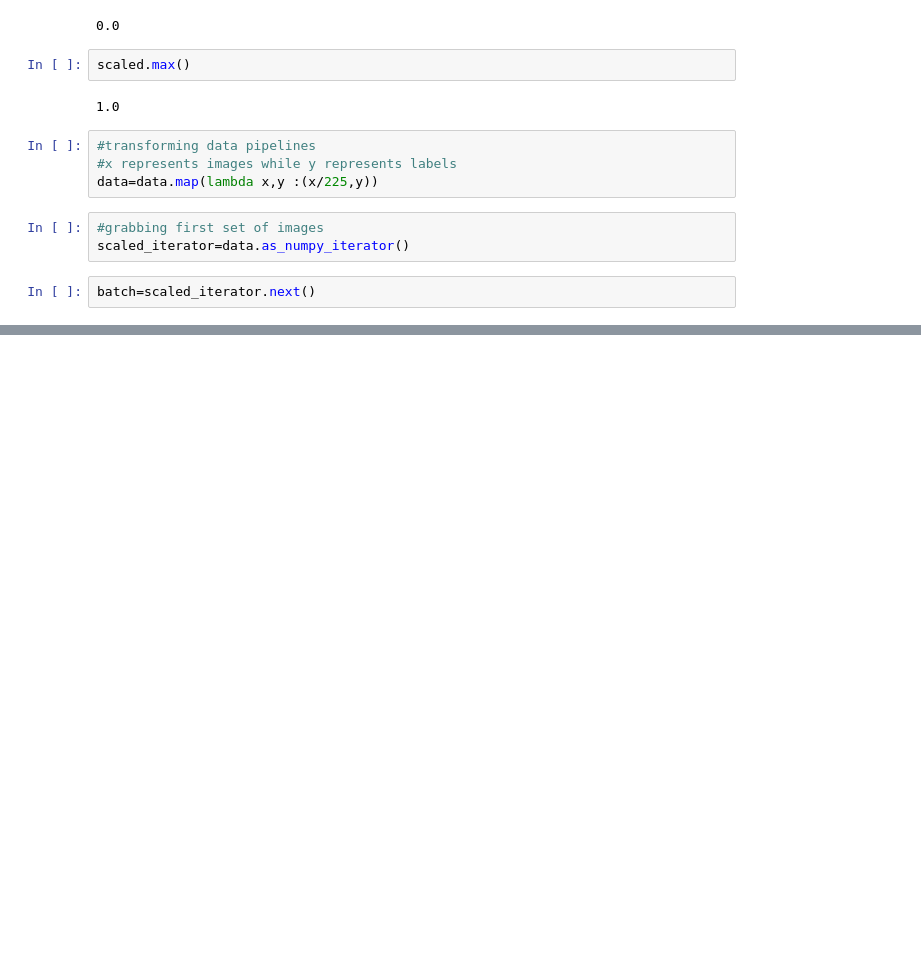
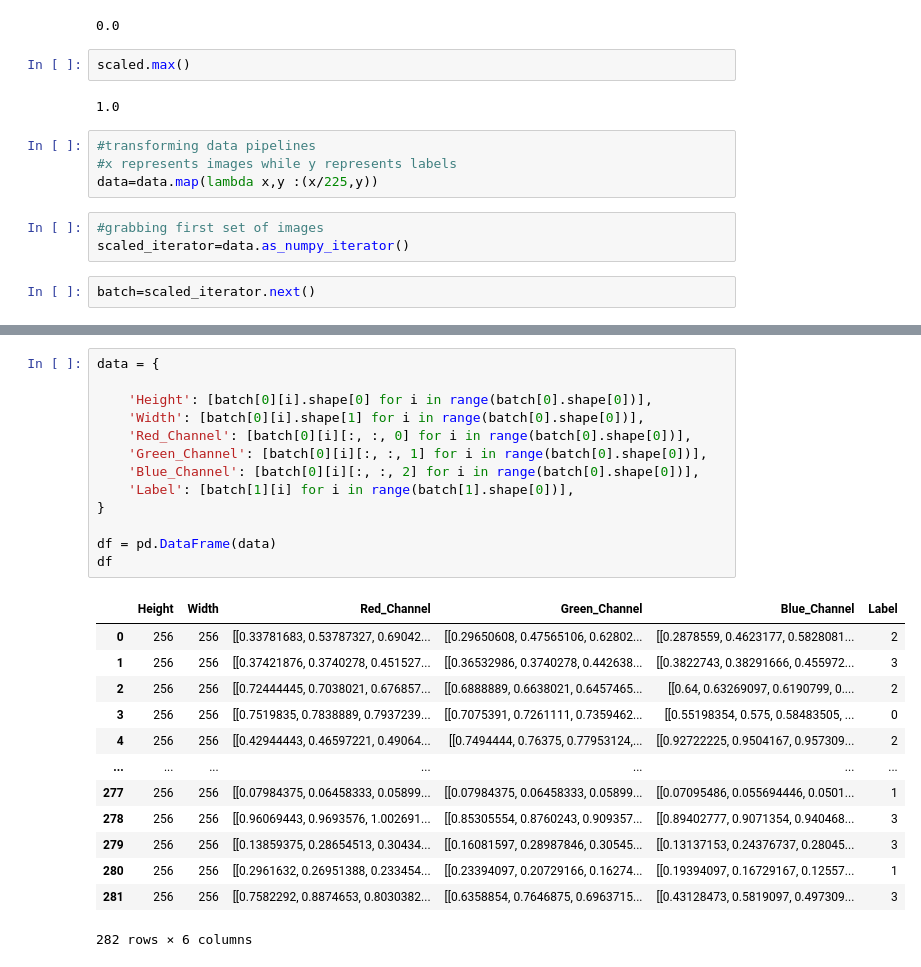
Before and after one commit to yashseth391/Wasification, a Jupyter notebook: testCNN.ipynb, the cells around one changed output, grey strips where cells are left out. Saved outputs shown, nothing was run; the diff lists cells and outputs as text; blank space fills up the shorter version.

```diff
--- a/testCNN.ipynb
+++ b/testCNN.ipynb
@@ -192,0 +248,27 @@ array([[[[0.6380382 , 0.47359374, 0.28692707],
+# %%
+data = {
+
+    'Height': [batch[0][i].shape[0] for i in range(batch[0].shape[0])],
+    'Width': [batch[0][i].shape[1] for i in range(batch[0].shape[0])],
+    'Red_Channel': [batch[0][i][:, :, 0] for i in range(batch[0].shape[0])],
+    'Green_Channel': [batch[0][i][:, :, 1] for i in range(batch[0].shape[0])],
+    'Blue_Channel': [batch[0][i][:, :, 2] for i in range(batch[0].shape[0])],
+    'Label': [batch[1][i] for i in range(batch[1].shape[0])],
+}
+
+df = pd.DataFrame(data)
+df
+# %% [output]
+|  | Height | Width | Red_Channel | Green_Channel | Blue_Channel | Label |
+| 0 | 256 | 256 | [[0.33781683, 0.53787327, 0.69042... | [[0.29650608, 0.47565106, 0.62802... | [[0.2878559, 0.4623177, 0.5828081... | 2 |
+| 1 | 256 | 256 | [[0.37421876, 0.3740278, 0.451527... | [[0.36532986, 0.3740278, 0.442638... | [[0.3822743, 0.38291666, 0.455972... | 3 |
+| 2 | 256 | 256 | [[0.72444445, 0.7038021, 0.676857... | [[0.6888889, 0.6638021, 0.6457465... | [[0.64, 0.63269097, 0.6190799, 0.... | 2 |
+| 3 | 256 | 256 | [[0.7519835, 0.7838889, 0.7937239... | [[0.7075391, 0.7261111, 0.7359462... | [[0.55198354, 0.575, 0.58483505, ... | 0 |
+| 4 | 256 | 256 | [[0.42944443, 0.46597221, 0.49064... | [[0.7494444, 0.76375, 0.77953124,... | [[0.92722225, 0.9504167, 0.957309... | 2 |
+| ... | ... | ... | ... | ... | ... | ... |
+| 277 | 256 | 256 | [[0.07984375, 0.06458333, 0.05899... | [[0.07984375, 0.06458333, 0.05899... | [[0.07095486, 0.055694446, 0.0501... | 1 |
+| 278 | 256 | 256 | [[0.96069443, 0.9693576, 1.002691... | [[0.85305554, 0.8760243, 0.909357... | [[0.89402777, 0.9071354, 0.940468... | 3 |
+| 279 | 256 | 256 | [[0.13859375, 0.28654513, 0.30434... | [[0.16081597, 0.28987846, 0.30545... | [[0.13137153, 0.24376737, 0.28045... | 3 |
+| 280 | 256 | 256 | [[0.2961632, 0.26951388, 0.233454... | [[0.23394097, 0.20729166, 0.16274... | [[0.19394097, 0.16729167, 0.12557... | 1 |
+| 281 | 256 | 256 | [[0.7582292, 0.8874653, 0.8030382... | [[0.6358854, 0.7646875, 0.6963715... | [[0.43128473, 0.5819097, 0.497309... | 3 |
+282 rows × 6 columns
```
Also changed, not shown: parts of 22 cells of this notebook, 7 other files.
